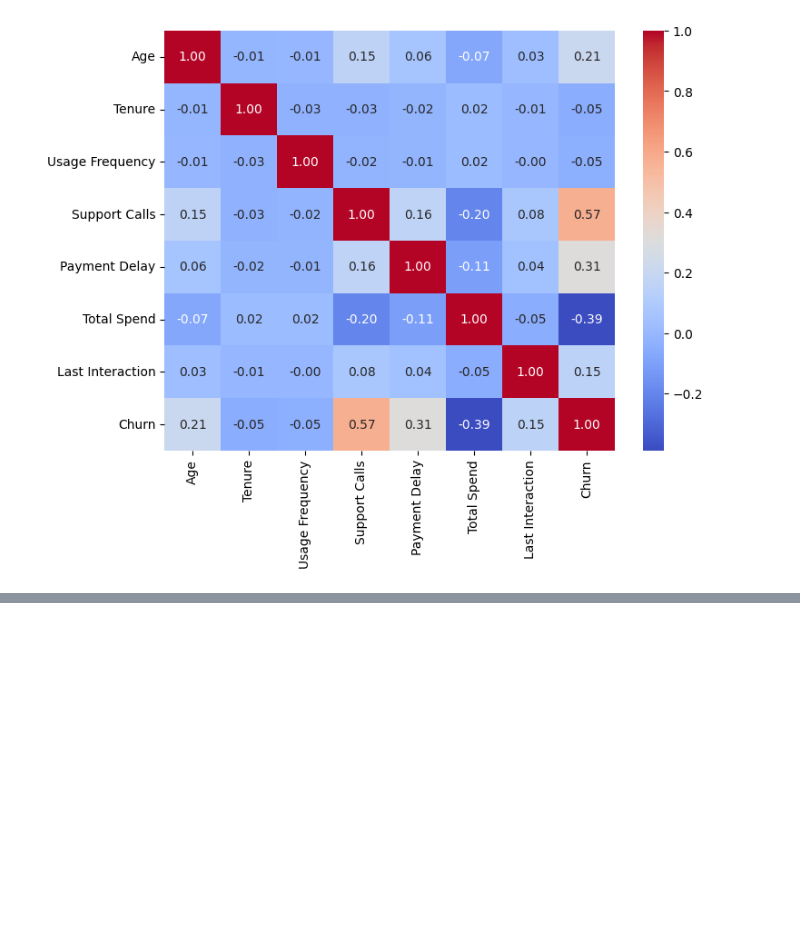
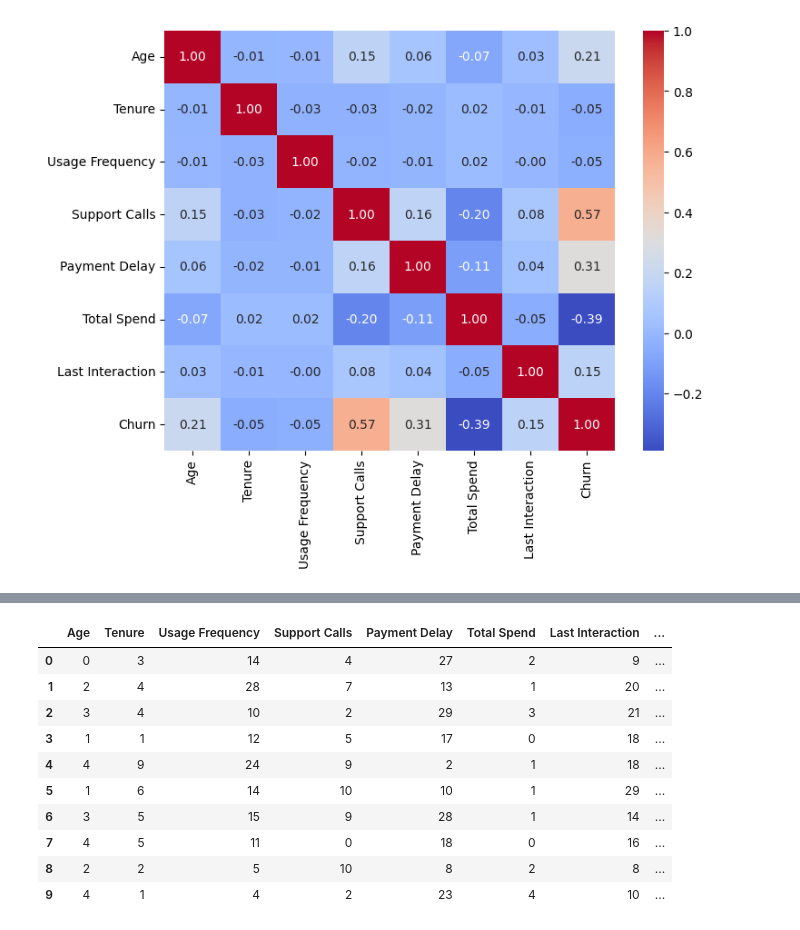
Before and after one commit to SyedMuhammadAunAbbas/Customer_Churn_Project, a Jupyter notebook: Root.ipynb, the cells around one changed output, grey strips where cells are left out. Drawn from its saved outputs; the diff is of its cells as text; code cells hidden in the pictures; blank space fills up the shorter version.

```diff
--- a/Root.ipynb
+++ b/Root.ipynb
@@ -724,0 +816,3 @@ sns.heatmap(correlation_matrix, annot=True, cmap='coolwarm', fmt=".2f")
+# %%
+gender_encoded= ohe.fit_transform(test_data[['Gender']])
+gender_encoded
@@ -724,0 +833,15 @@ sns.heatmap(correlation_matrix, annot=True, cmap='coolwarm', fmt=".2f")
+# %%
+test_data= pd.concat([test_data,gender_encoded], axis=1).drop(columns=['Gender'])
+test_data.head(10)
+# %% [output]
+|  | Age | Tenure | Usage Frequency | Support Calls | Payment Delay | Total Spend | Last Interaction | ... |
+| 0 | 0 | 3 | 14 | 4 | 27 | 2 | 9 | ... |
+| 1 | 2 | 4 | 28 | 7 | 13 | 1 | 20 | ... |
+| 2 | 3 | 4 | 10 | 2 | 29 | 3 | 21 | ... |
+| 3 | 1 | 1 | 12 | 5 | 17 | 0 | 18 | ... |
+| 4 | 4 | 9 | 24 | 9 | 2 | 1 | 18 | ... |
+| 5 | 1 | 6 | 14 | 10 | 10 | 1 | 29 | ... |
+| 6 | 3 | 5 | 15 | 9 | 28 | 1 | 14 | ... |
+| 7 | 4 | 5 | 11 | 0 | 18 | 0 | 16 | ... |
+| 8 | 2 | 2 | 5 | 10 | 8 | 2 | 8 | ... |
+| 9 | 4 | 1 | 4 | 2 | 23 | 4 | 10 | ... |
```
Also changed, not shown: parts of 22 cells of this notebook.
